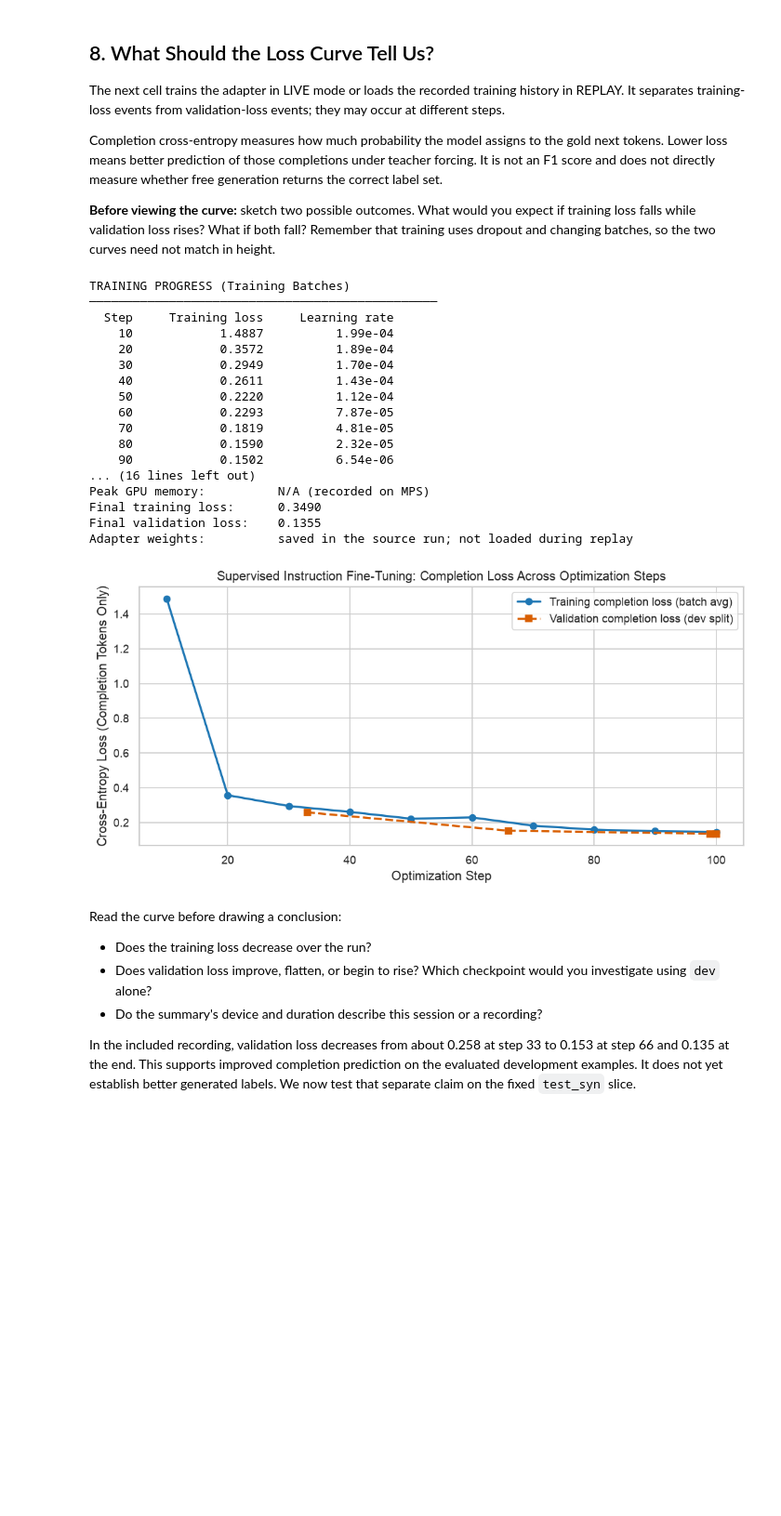
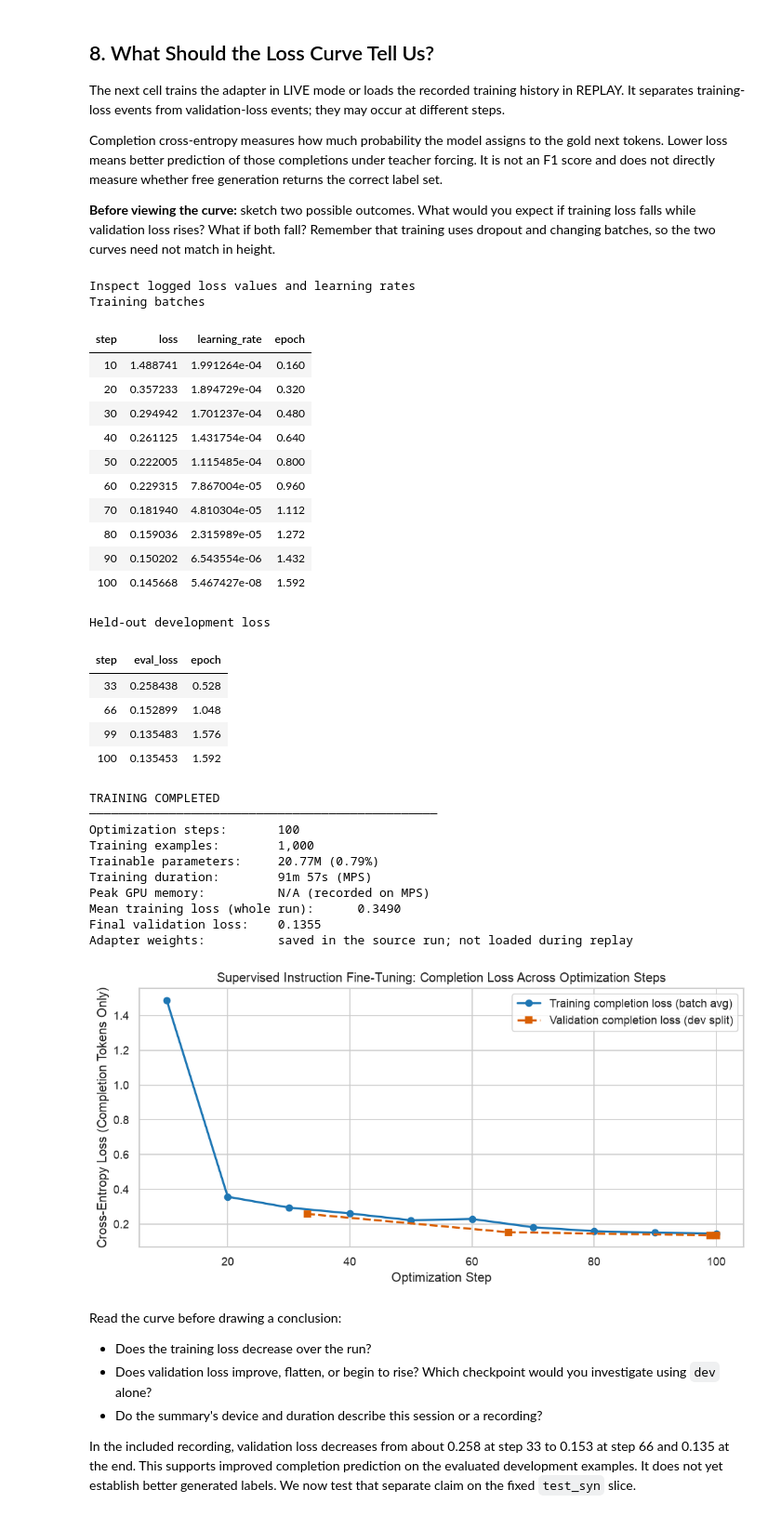
Before and after one commit to simon-clematide/gemma-qlora-finetuning, a Jupyter notebook: notebooks/11_colab_l4_live_demo.ipynb, the cells around one changed output. Shown at 93% size. Cells and saved outputs as stored; diff of their text form; code cells hidden in the pictures; blank space fills up the shorter version.

```diff
--- a/notebooks/11_colab_l4_live_demo.ipynb
+++ b/notebooks/11_colab_l4_live_demo.ipynb
@@ -717,62 +783,66 @@ else:
     log_path = exp_manifest['training_log_file']
     train_summary = json.loads(Path(log_path).read_text(encoding='utf-8'))
 
 train_history, eval_history = extract_training_and_eval_series(train_summary.get('log_history', []))
 
-print('TRAINING PROGRESS (Training Batches)')
-print('─' * 48)
-print(f'{"Step":>6}   {"Training loss":>15}   {"Learning rate":>15}')
-for ev in train_history:
-    print(f'{ev["step"]:6d}   {ev["loss"]:15.4f}   {ev["learning_rate"]:15.2e}')
-
+history_html = '<h4>Training batches</h4>' + pd.DataFrame(train_history).to_html(index=False)
 if eval_history:
-    print('\nVALIDATION PROGRESS (Held-out dev Split)')
-    print('─' * 48)
-    print(f'{"Step":>6}   {"Validation loss":>15}   {"Epoch":>15}')
-    for ev in eval_history:
-        print(f'{ev["step"]:6d}   {ev["eval_loss"]:15.4f}   {ev["epoch"]:15.2f}')
+    history_html += '<h4>Held-out development loss</h4>' + pd.DataFrame(eval_history).to_html(index=False)
+show_details('Inspect logged loss values and learning rates', history_html)
 
 dur_sec = float(train_summary.get('train_wall_sec', 0.0))
 mins, secs = divmod(int(round(dur_sec)), 60)
 vram_gb = train_summary.get('peak_vram_mb', 0.0) / 1024.0
 vram_str = f'{vram_gb:.2f} GB (measured CUDA)' if vram_gb > 0 else f'N/A (recorded on {train_summary.get("device", "mps").upper()})'
 final_val_str = f'{eval_history[-1]["eval_loss"]:.4f}' if eval_history else 'N/A'
 
 print('\nTRAINING COMPLETED')
 print('─' * 48)
 print(f'Optimization steps:       {train_summary["max_steps"]:,}')
 print(f'Training examples:        {train_summary["train_examples"]:,}')
 print(f'Trainable parameters:     {train_summary["trainable_parameters"] / 1e6:.2f}M ({100 * train_summary["trainable_parameters"] / train_summary["total_parameters"]:.2f}%)')
 print(f'Training duration:        {mins}m {secs:02d}s ({train_summary.get("device", "unknown").upper()})')
 print(f'Peak GPU memory:          {vram_str}')
-print(f'Final training loss:      {train_summary["train_loss"]:.4f}')
+print(f'Mean training loss (whole run):      {train_summary["train_loss"]:.4f}')
 print(f'Final validation loss:    {final_val_str}')
 if RUN_LIVE_GPU:
     print(f'Adapter saved to:         {train_summary["adapter_dir"]}')
 else:
     print('Adapter weights:          saved in the source run; not loaded during replay')
 
 fig_loss = plot_training_and_validation_loss(train_history, eval_history)
 plt.show()
 plt.close(fig_loss)
 # %% [output]
-TRAINING PROGRESS (Training Batches)
-────────────────────────────────────────────────
-  Step     Training loss     Learning rate
-    10            1.4887          1.99e-04
-    20            0.3572          1.89e-04
-    30            0.2949          1.70e-04
-    40            0.2611          1.43e-04
-    50            0.2220          1.12e-04
-    60            0.2293          7.87e-05
-    70            0.1819          4.81e-05
-    80            0.1590          2.32e-05
-    90            0.1502          6.54e-06
-... (16 lines left out)
-Peak GPU memory:          N/A (recorded on MPS)
-Final training loss:      0.3490
-Final validation loss:    0.1355
-Adapter weights:          saved in the source run; not loaded during replay
+Inspect logged loss values and learning rates
+Training batches
+| step | loss | learning_rate | epoch |
+| 10 | 1.488741 | 1.991264e-04 | 0.160 |
+| 20 | 0.357233 | 1.894729e-04 | 0.320 |
+| 30 | 0.294942 | 1.701237e-04 | 0.480 |
+| 40 | 0.261125 | 1.431754e-04 | 0.640 |
+| 50 | 0.222005 | 1.115485e-04 | 0.800 |
+| 60 | 0.229315 | 7.867004e-05 | 0.960 |
+| 70 | 0.181940 | 4.810304e-05 | 1.112 |
+| 80 | 0.159036 | 2.315989e-05 | 1.272 |
+| 90 | 0.150202 | 6.543554e-06 | 1.432 |
+| 100 | 0.145668 | 5.467427e-08 | 1.592 |
+Held-out development loss
+| step | eval_loss | epoch |
+| 33 | 0.258438 | 0.528 |
+| 66 | 0.152899 | 1.048 |
+| 99 | 0.135483 | 1.576 |
+| 100 | 0.135453 | 1.592 |
+TRAINING COMPLETED
+────────────────────────────────────────────────
+Optimization steps:       100
+Training examples:        1,000
+Trainable parameters:     20.77M (0.79%)
+Training duration:        91m 57s (MPS)
+Peak GPU memory:          N/A (recorded on MPS)
+Mean training loss (whole run):      0.3490
+Final validation loss:    0.1355
+Adapter weights:          saved in the source run; not loaded during replay
 [figure]
 # %% [markdown]
 Read the curve before drawing a conclusion:
```
Also changed, not shown: parts of 18 cells of this notebook, 1 other file.
